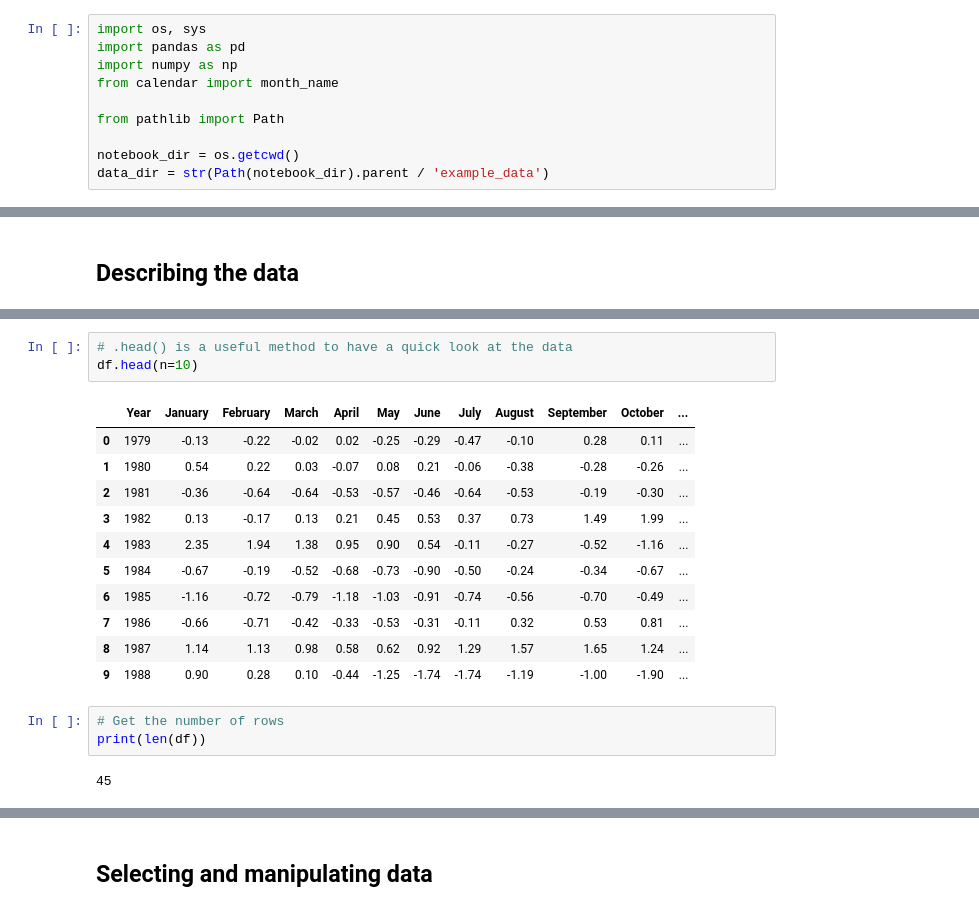
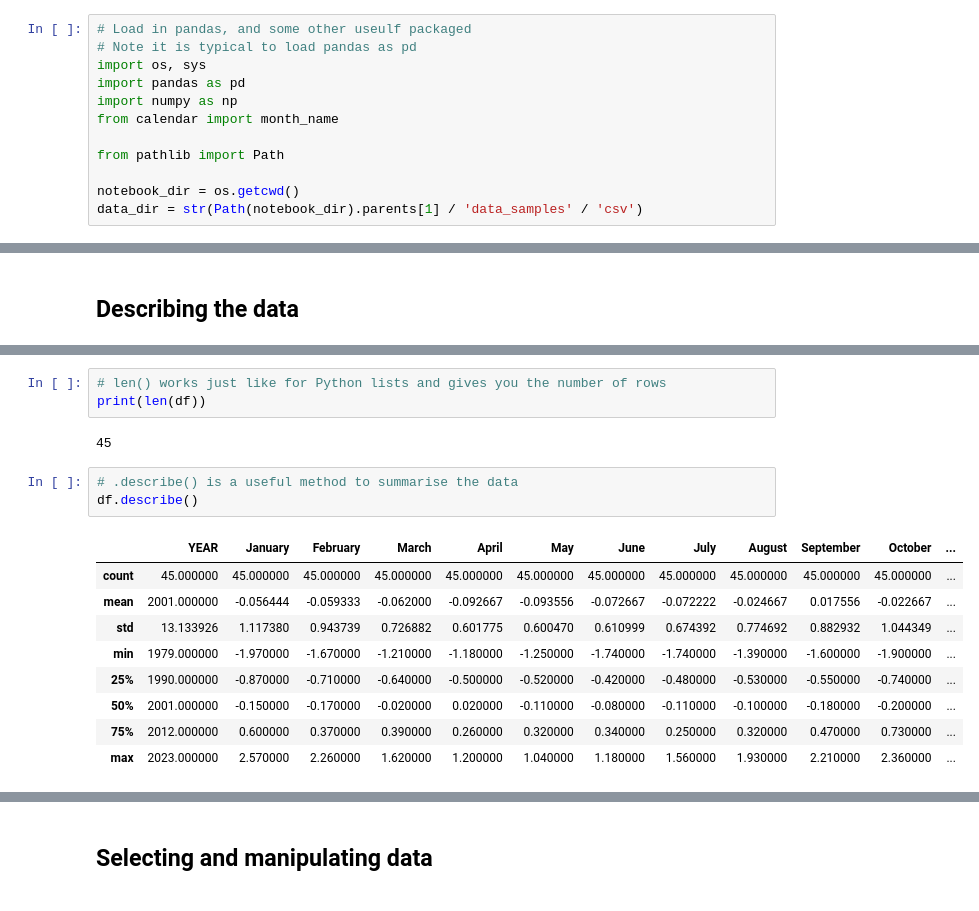
Before and after one commit to bobbyantonio/iecdt_environmental_data_analysis, a Jupyter notebook: course_notebooks/pandas/pandas.ipynb, the cells around one changed output, grey strips where cells are left out. Saved outputs shown, nothing was run; the diff lists cells and outputs as text.

Commit message:
Updated pandas notebook

```diff
--- a/course_notebooks/pandas/pandas.ipynb
+++ b/course_notebooks/pandas/pandas.ipynb
@@ -1,4 +3,6 @@
 # %%
+# Load in pandas, and some other useulf packaged
+# Note it is typical to load pandas as pd
 import os, sys
 import pandas as pd
 import numpy as np
@@ -7,4 +11,4 @@ from calendar import month_name
 from pathlib import Path
 
 notebook_dir = os.getcwd()
-data_dir = str(Path(notebook_dir).parent / 'example_data')
+data_dir = str(Path(notebook_dir).parents[1] / 'data_samples' / 'csv')
@@ -45,20 +109,18 @@ df_with_header_good.head()
+# %%
+# len() works just like for Python lists and gives you the number of rows
+print(len(df))
+# %% [output]
+45
 # %%
-# .head() is a useful method to have a quick look at the data
-df.head(n=10)
+# .describe() is a useful method to summarise the data
+df.describe()
 # %% [output]
-|  | Year | January | February | March | April | May | June | July | August | September | October | ... |
-| 0 | 1979 | -0.13 | -0.22 | -0.02 | 0.02 | -0.25 | -0.29 | -0.47 | -0.10 | 0.28 | 0.11 | ... |
-| 1 | 1980 | 0.54 | 0.22 | 0.03 | -0.07 | 0.08 | 0.21 | -0.06 | -0.38 | -0.28 | -0.26 | ... |
-| 2 | 1981 | -0.36 | -0.64 | -0.64 | -0.53 | -0.57 | -0.46 | -0.64 | -0.53 | -0.19 | -0.30 | ... |
-| 3 | 1982 | 0.13 | -0.17 | 0.13 | 0.21 | 0.45 | 0.53 | 0.37 | 0.73 | 1.49 | 1.99 | ... |
-| 4 | 1983 | 2.35 | 1.94 | 1.38 | 0.95 | 0.90 | 0.54 | -0.11 | -0.27 | -0.52 | -1.16 | ... |
-| 5 | 1984 | -0.67 | -0.19 | -0.52 | -0.68 | -0.73 | -0.90 | -0.50 | -0.24 | -0.34 | -0.67 | ... |
-| 6 | 1985 | -1.16 | -0.72 | -0.79 | -1.18 | -1.03 | -0.91 | -0.74 | -0.56 | -0.70 | -0.49 | ... |
-| 7 | 1986 | -0.66 | -0.71 | -0.42 | -0.33 | -0.53 | -0.31 | -0.11 | 0.32 | 0.53 | 0.81 | ... |
-| 8 | 1987 | 1.14 | 1.13 | 0.98 | 0.58 | 0.62 | 0.92 | 1.29 | 1.57 | 1.65 | 1.24 | ... |
-| 9 | 1988 | 0.90 | 0.28 | 0.10 | -0.44 | -1.25 | -1.74 | -1.74 | -1.19 | -1.00 | -1.90 | ... |
+|  | YEAR | January | February | March | April | May | June | July | August | September | October | ... |
+| count | 45.000000 | 45.000000 | 45.000000 | 45.000000 | 45.000000 | 45.000000 | 45.000000 | 45.000000 | 45.000000 | 45.000000 | 45.000000 | ... |
+| mean | 2001.000000 | -0.056444 | -0.059333 | -0.062000 | -0.092667 | -0.093556 | -0.072667 | -0.072222 | -0.024667 | 0.017556 | -0.022667 | ... |
+| std | 13.133926 | 1.117380 | 0.943739 | 0.726882 | 0.601775 | 0.600470 | 0.610999 | 0.674392 | 0.774692 | 0.882932 | 1.044349 | ... |
+| min | 1979.000000 | -1.970000 | -1.670000 | -1.210000 | -1.180000 | -1.250000 | -1.740000 | -1.740000 | -1.390000 | -1.600000 | -1.900000 | ... |
+| 25% | 1990.000000 | -0.870000 | -0.710000 | -0.640000 | -0.500000 | -0.520000 | -0.420000 | -0.480000 | -0.530000 | -0.550000 | -0.740000 | ... |
+| 50% | 2001.000000 | -0.150000 | -0.170000 | -0.020000 | 0.020000 | -0.110000 | -0.080000 | -0.110000 | -0.100000 | -0.180000 | -0.200000 | ... |
+| 75% | 2012.000000 | 0.600000 | 0.370000 | 0.390000 | 0.260000 | 0.320000 | 0.340000 | 0.250000 | 0.320000 | 0.470000 | 0.730000 | ... |
+| max | 2023.000000 | 2.570000 | 2.260000 | 1.620000 | 1.200000 | 1.040000 | 1.180000 | 1.560000 | 1.930000 | 2.210000 | 2.360000 | ... |
-# %%
-# Get the number of rows
-print(len(df))
-# %% [output]
-45
```
Also changed, not shown: parts of 47 cells of this notebook, 1 other file.
